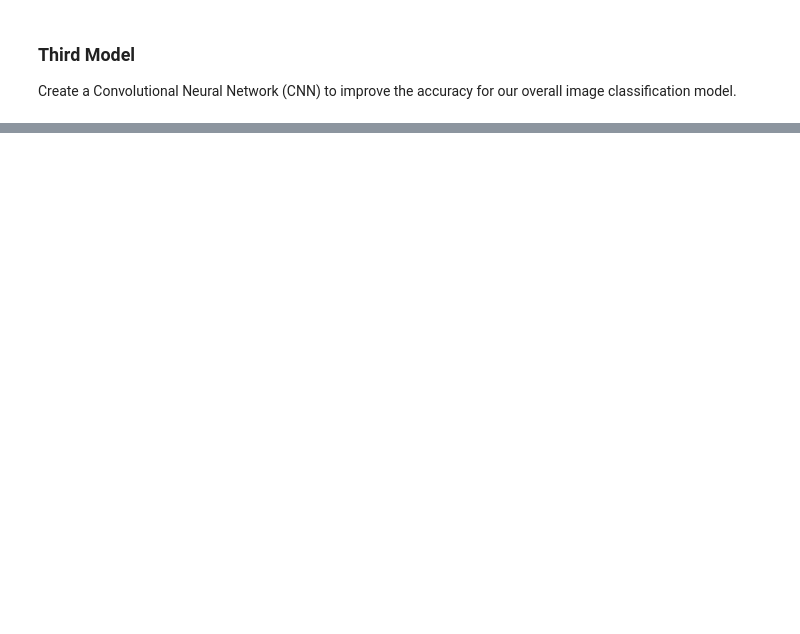
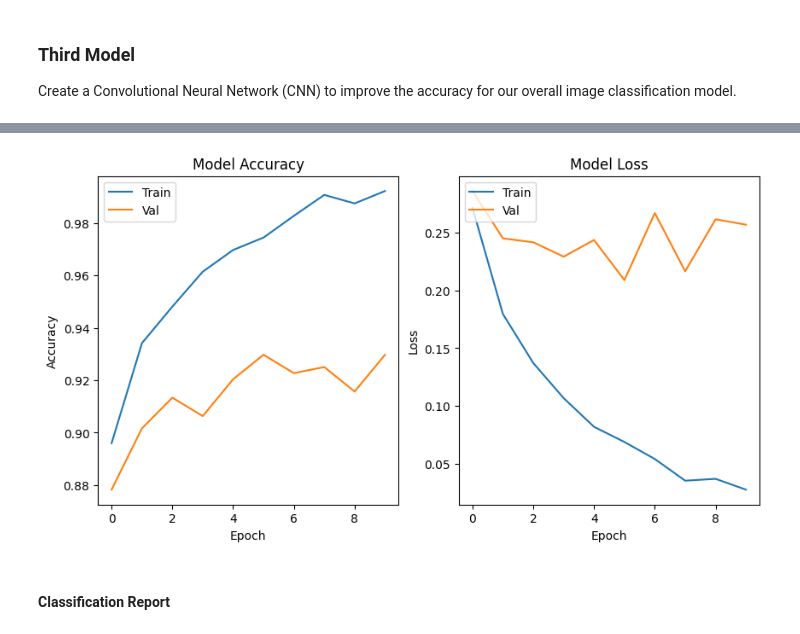
Before and after one commit to tjtrebat/eye-diseases-cnn, a Jupyter notebook: eyediseasescnn-0c1571ca-9dd6-4b02-8622-976c6425c3e6.ipynb, the cells around one changed output, grey strips where cells are left out. Drawn from its saved outputs; the diff is of its cells as text; code cells hidden in the pictures; blank space fills up the shorter version.

Commit message:
Ran reports

```diff
--- a/eyediseasescnn-0c1571ca-9dd6-4b02-8622-976c6425c3e6.ipynb
+++ b/eyediseasescnn-0c1571ca-9dd6-4b02-8622-976c6425c3e6.ipynb
@@ -286,0 +339,21 @@ plot_history(cnn_history)
+# %%
+base_model = keras.applications.Xception(
+    weights='imagenet',
+    input_shape=(200, 200, 3),
+    include_top=False)
+
+base_model.trainable = False
+
+inputs = tf.keras.Input(shape=(200, 200, 3))
+x = data_augmentation(inputs)
+
+scale_layer = keras.layers.Rescaling(scale=1 / 127.5, offset=-1)
+x = scale_layer(x)
+
+x = base_model(x, training=False)
+x = keras.layers.GlobalAveragePooling2D()(x)
+x = keras.layers.Dropout(0.2)(x)
+outputs = keras.layers.Dense(4, activation='softmax')(x)
+model = keras.Model(inputs, outputs)
+
+model.summary()
@@ -286,0 +378,6 @@ plot_history(cnn_history)
+# %%
+model.compile(optimizer=tf.keras.optimizers.Adam(),
+              loss='categorical_crossentropy',
+              metrics=['accuracy'])
+
+model.fit(train_ds, epochs=20, validation_data=validation_ds)
@@ -286,0 +405,11 @@ plot_history(cnn_history)
+# %%
+base_model.trainable = True
+model.summary()
+
+model.compile(
+    optimizer=keras.optimizers.Adam(1e-5),
+    loss='categorical_crossentropy',
+    metrics=['accuracy'],
+)
+
+history = model.fit(train_ds, epochs=10, validation_data=validation_ds)
@@ -286,0 +438,6 @@ plot_history(cnn_history)
+# %%
+plot_history(history)
+# %% [output]
+[figure, added]
+# %% [markdown]
+#### Classification Report
```
Also changed, not shown: parts of 32 cells of this notebook.
